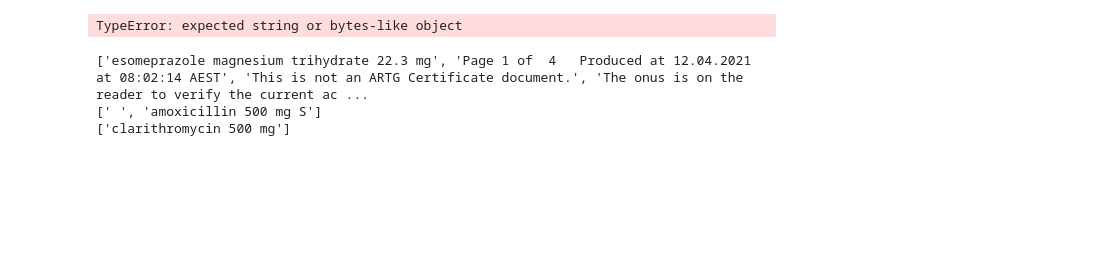
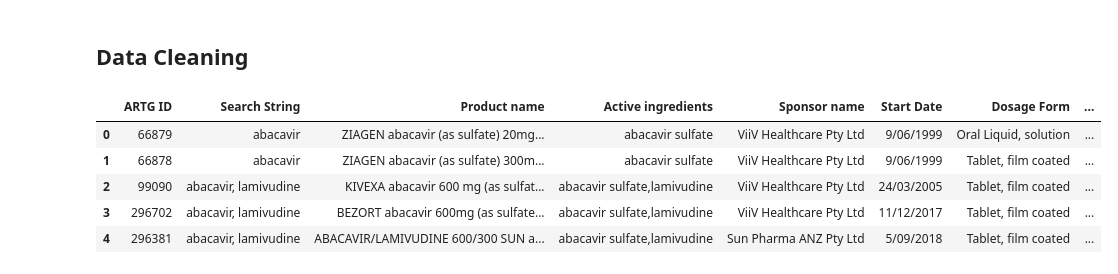
Before and after one commit to Ecaloota/ARTG_BreakingGood_Scraper_Rewrite, a Jupyter notebook: ARTG_Scraper.ipynb, the cells around one changed output. Cells and saved outputs as stored; diff of their text form; code cells hidden in the pictures; blank space fills up the shorter version.

```diff
--- a/ARTG_Scraper.ipynb
+++ b/ARTG_Scraper.ipynb
@@ -345,11 +262,22 @@ test = ['Active Ingredients\nesomeprazole magnesium trihydrate 22.3 mg\nPage 1 o
-# %%
-get_ingredients_and_strengths_from_PDF(test)
-# %% [output]
-TypeError: expected string or bytes-like object
-# %%
-for i in range(len(test)):
-               print(test[i].split("\n")[1:-1])
-# %% [output]
-['esomeprazole magnesium trihydrate 22.3 mg', 'Page 1 of  4   Produced at 12.04.2021 at 08:02:14 AEST', 'This is not an ARTG Certificate document.', 'The onus is on the reader to verify the current ac ...
-[' ', 'amoxicillin 500 mg S']
-['clarithromycin 500 mg']
+# %% [markdown]
+## Data Cleaning
+# %%
+## If out_df isn't in kernel cache, re-load it from output CSV. We shouldn't (ideally)
+## lose any accurary with the save/re-load because we're not storing numerical data
+out_df = pd.read_csv("out.csv", index_col=0)
+# %%
+## Operate on a safe copy
+out_df_copy = out_df.copy(deep=True)
+
+## Remove annoying characters
+for column in out_df_copy.columns[1:]:
+    out_df_copy[column] = out_df_copy[column].str.strip("[]").str.replace("'", "")
+
+out_df_copy.head()
+# %% [output]
+|  | ARTG ID | Search String | Product name | Active ingredients | Sponsor name | Start Date | Dosage Form | ... |
+| 0 | 66879 | abacavir | ZIAGEN abacavir (as sulfate) 20mg... | abacavir sulfate | ViiV Healthcare Pty Ltd | 9/06/1999 | Oral Liquid, solution | ... |
+| 1 | 66878 | abacavir | ZIAGEN abacavir (as sulfate) 300m... | abacavir sulfate | ViiV Healthcare Pty Ltd | 9/06/1999 | Tablet, film coated | ... |
+| 2 | 99090 | abacavir, lamivudine | KIVEXA abacavir 600 mg (as sulfat... | abacavir sulfate,lamivudine | ViiV Healthcare Pty Ltd | 24/03/2005 | Tablet, film coated | ... |
+| 3 | 296702 | abacavir, lamivudine | BEZORT abacavir 600mg (as sulfate... | abacavir sulfate,lamivudine | ViiV Healthcare Pty Ltd | 11/12/2017 | Tablet, film coated | ... |
+| 4 | 296381 | abacavir, lamivudine | ABACAVIR/LAMIVUDINE 600/300 SUN a... | abacavir sulfate,lamivudine | Sun Pharma ANZ Pty Ltd | 5/09/2018 | Tablet, film coated | ... |
```
Also changed, not shown: parts of 20 cells of this notebook, 4 other files.
